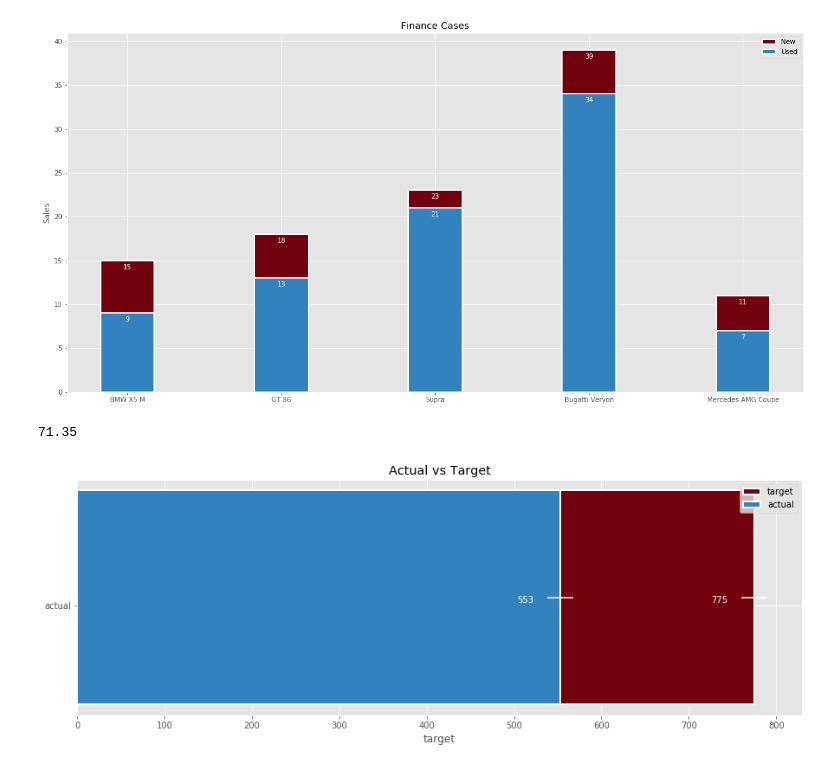
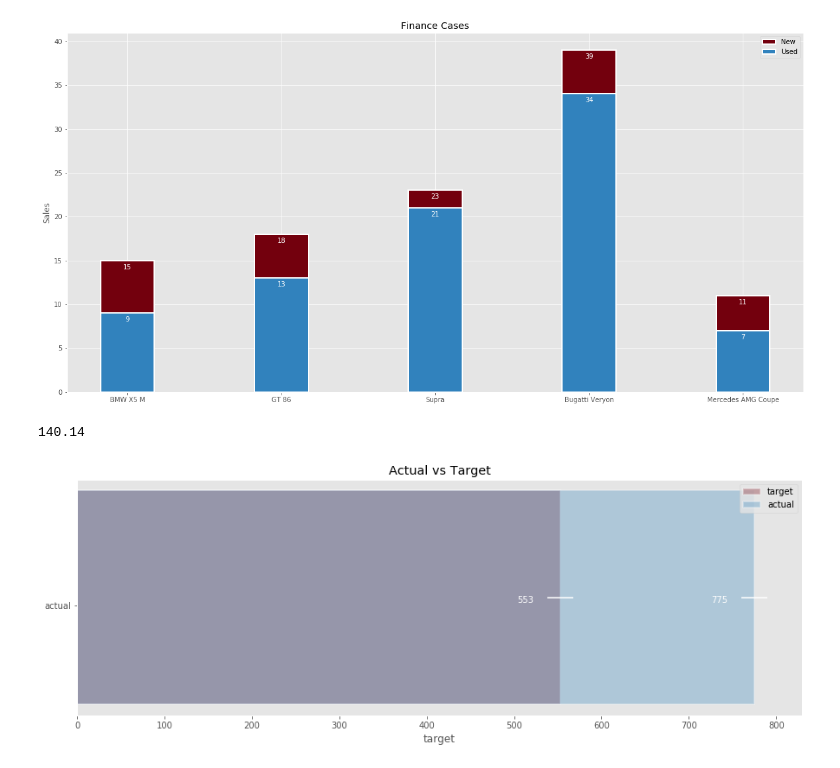
Before and after one commit to bistudio/matplotlibs-charts, a Jupyter notebook: Chart Types.ipynb, the cells around one changed output. Saved outputs shown, nothing was run; the diff lists cells and outputs as text; code cells hidden in the pictures.

```diff
--- a/Chart Types.ipynb
+++ b/Chart Types.ipynb
@@ -151,49 +151,47 @@ plt.show()
 # %%
 # create a bullet chart showing actuals against target
 # %%
-actual = 553
-target = 775
+target = 553
+actual = 775
 # %%
 pct_target_achieved = round(actual / target * 100,2)
 pct_target_achieved
 # %% [output]
-71.35
+140.14
 # %%
 perfomance_cat = ['Low','Mild','Better','Good','Exceeded']
 # %%
 bulletfig, bulletax = plt.subplots(figsize=(15,5))
 y_pos = 1
 error = 15
 
-
 #err = bulletax.errorbar()
 # errorbar(self, x, y, yerr, xerr, fmt, ecolor
 #          , elinewidth, capsize, barsabove, lolims, uplims, xlolims, xuplims, errorevery, capthick)
 tbar = bulletax.barh(0.03,target, linewidth = 2, xerr = error
-                     ,color='#73000d', ec='white', label='target', ecolor='white')
+                     ,color='#73000d', ec='white', label='target', ecolor='white', alpha = 0.3)
 abar = bulletax.barh(0.03,actual, linewidth = 2, xerr = error, align = 'center'
-                     ,color='#3182bd', ec='white', label='actual', ecolor='white')
+                     ,color='#3182bd', ec='white', label='actual', ecolor='white', alpha = 0.3)
 
 bulletax.set_yticks([0])
 bulletax.set_yticklabels(['actual'])
 bulletax.set_xlabel('target')
 bulletax.set_title('Actual vs Target')
+bulletax.grid(False)
 
 def bullet_autolabel(bulletbars):
     for bulletbar in bulletbars:
         width = bulletbar.get_width()
         bulletax.annotate(
             '{}'.format(width)
             ,xy = (bulletbar.get_width() + bulletbar.get_height() / 2, bulletbar.get_x())
             ,xytext = (-50, 3)
             ,textcoords = 'offset points'
             ,color = 'white'
         )
 bullet_autolabel(tbar)
 bullet_autolabel(abar)
-
-
 plt.legend()
 plt.show()
 # %% [output]
-[figure, old version]
+[figure, new version]
```
